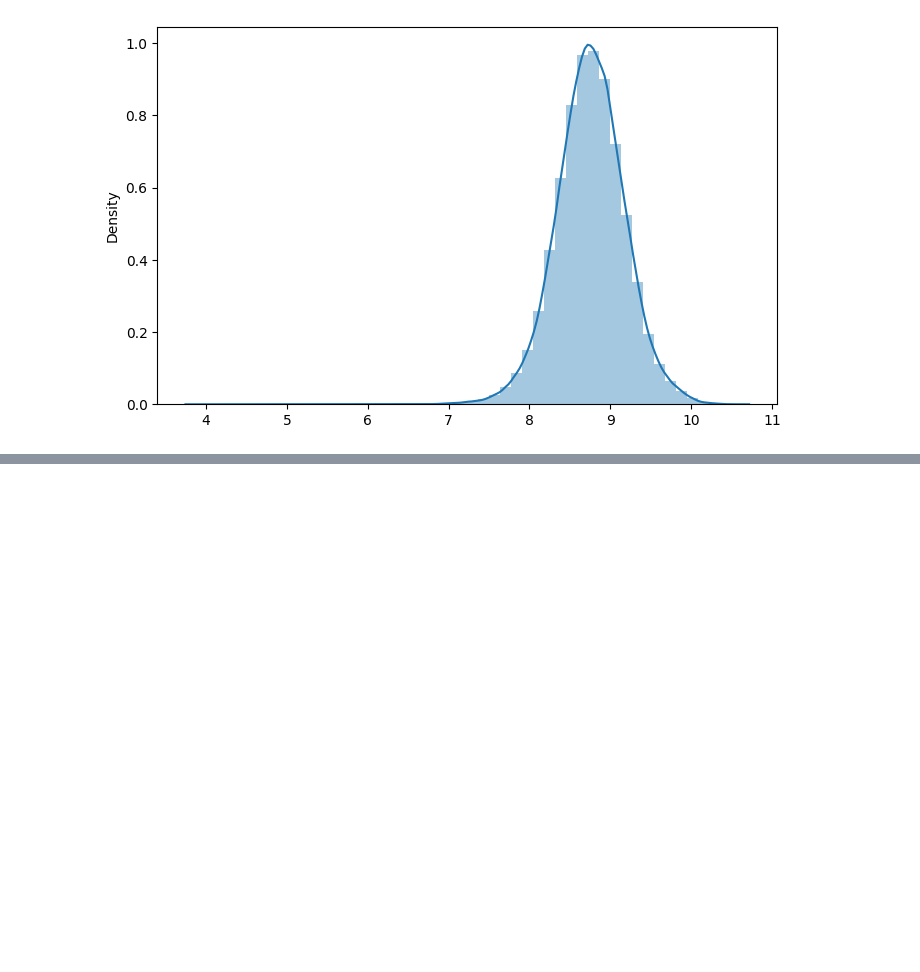
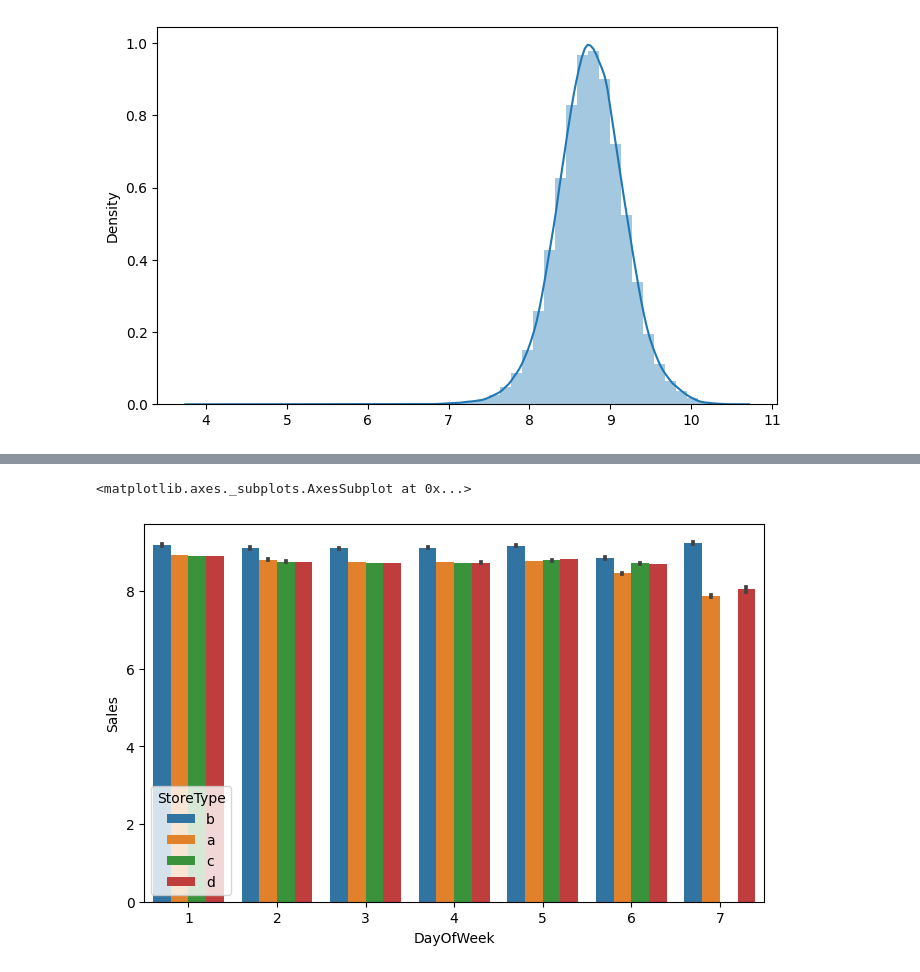
Before and after one commit to ambika1us/Retail_Sales_Prediction, a Jupyter notebook: Retail_Sales_Prediction.ipynb, the cells around one changed output, grey strips where cells are left out. Cells and saved outputs as stored; diff of their text form; code cells hidden in the pictures; blank space fills up the shorter version.

```diff
--- a/Retail_Sales_Prediction.ipynb
+++ b/Retail_Sales_Prediction.ipynb
@@ -554,0 +681,6 @@ sns.distplot(x=df1['Sales'])
+# %%
+#lets explore store type and day of week
+sns.barplot(x=df1['DayOfWeek'],y=df1['Sales'],hue=df1['StoreType'])
+# %% [output]
+<matplotlib.axes._subplots.AxesSubplot at 0x...>
+[figure, added]
```
Also changed, not shown: parts of 17 cells of this notebook.
